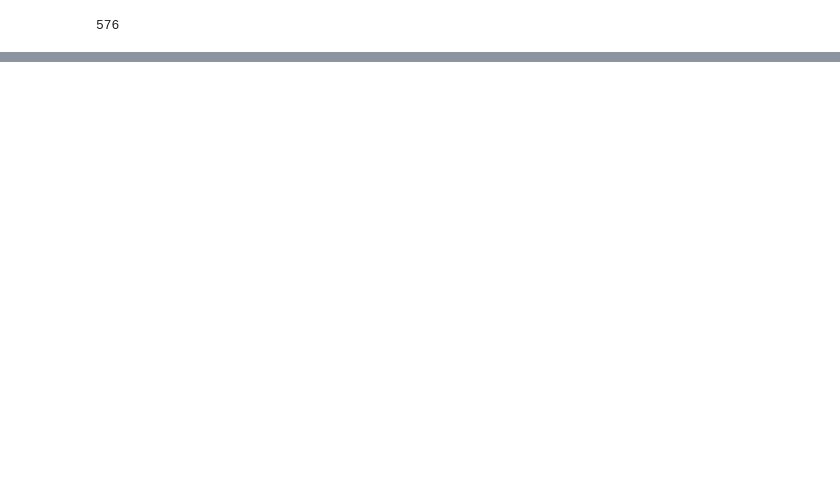
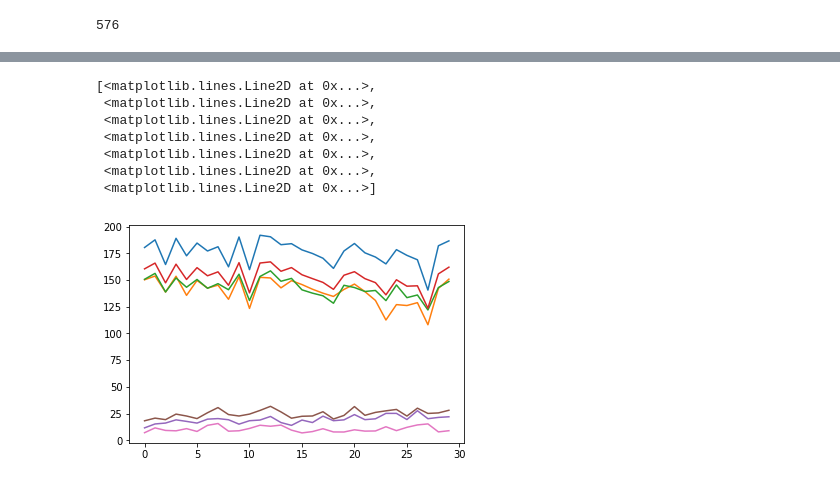
Before and after one commit to krangelie/MachineLearning_Summer19, a Jupyter notebook: Exercise3/exercise3.ipynb, the cells around one changed output, grey strips where cells are left out. Saved outputs shown, nothing was run; the diff lists cells and outputs as text; code cells hidden in the pictures; blank space fills up the shorter version.

```diff
--- a/Exercise3/exercise3.ipynb
+++ b/Exercise3/exercise3.ipynb
@@ -27,0 +36,30 @@ for i in range(30):
+# %%
+RGB_overall_means_pos = np.zeros((30))
+RGB_overall_means_neg = np.zeros((30))
+RGB_overall_means_pos = np.mean(RGB_means_pos, axis=1)
+RGB_overall_means_neg = np.mean(RGB_means_neg, axis=1)
+# %%
+def get_RGB_stds(images):
+    stds = np.zeros((30,3))
+    for i,img in enumerate(images):
+        stds[i] = np.std(img, axis=0)
+    return stds
+# %%
+RGB_stds_pos = get_RGB_stds(positives)
+RGB_stds_neg = get_RGB_stds(negatives)
+# %%
+# We now have sample images (positive and negative) represented by 7-tuples:
+# [mean R, mean G, mean B, mean of RGB means, std of R, std of G, std of B]
+samples_pos = np.column_stack((RGB_means_pos,RGB_overall_means_pos,RGB_stds_pos))
+samples_neg = np.column_stack((RGB_means_neg,RGB_overall_means_neg,RGB_stds_neg))
+# %%
+plt.plot(samples_pos)
+# %% [output]
+[<matplotlib.lines.Line2D at 0x...>,
+ <matplotlib.lines.Line2D at 0x...>,
+ <matplotlib.lines.Line2D at 0x...>,
+ <matplotlib.lines.Line2D at 0x...>,
+ <matplotlib.lines.Line2D at 0x...>,
+ <matplotlib.lines.Line2D at 0x...>,
+ <matplotlib.lines.Line2D at 0x...>]
+[figure, added]
```
Also changed, not shown: parts of 8 cells of this notebook.
